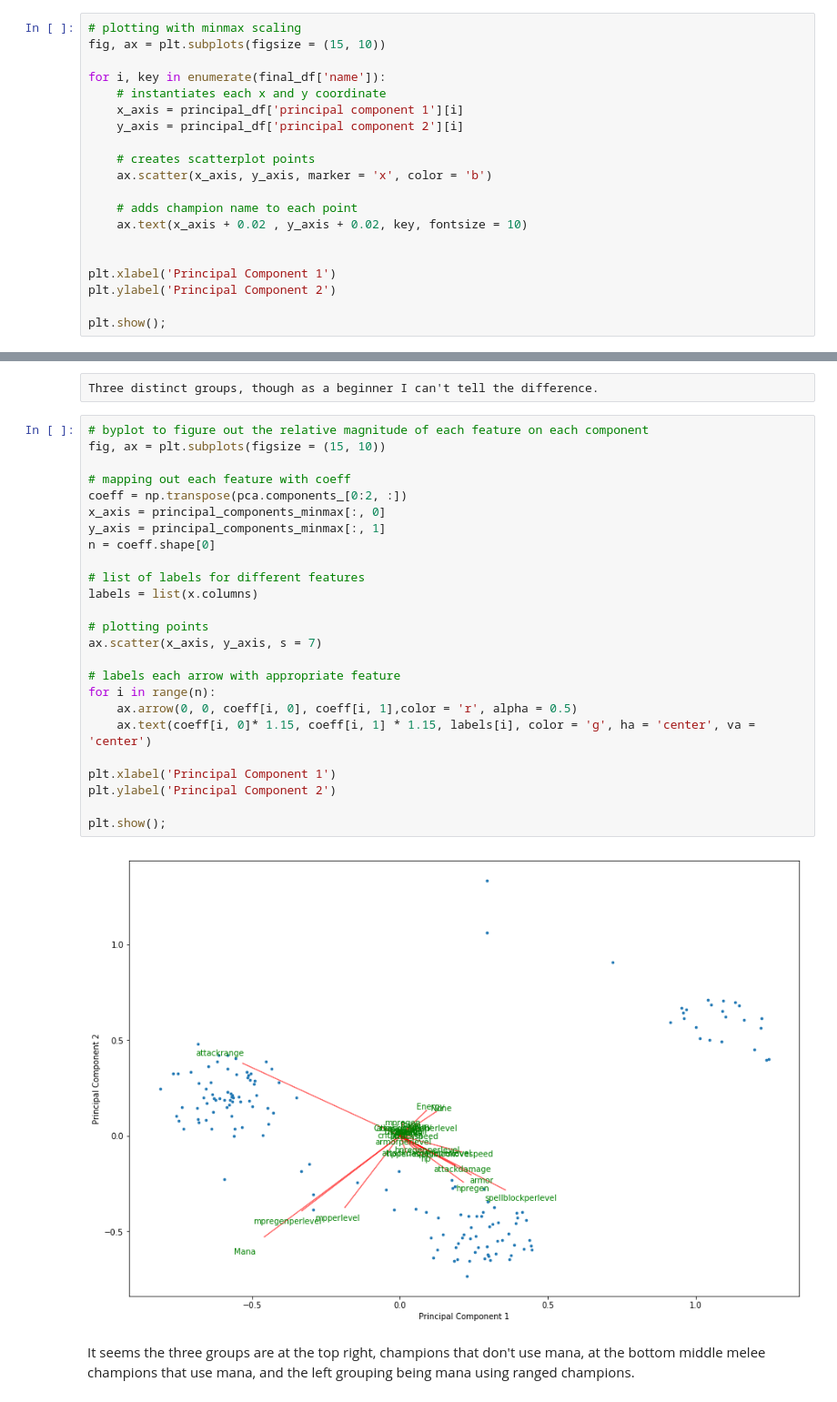
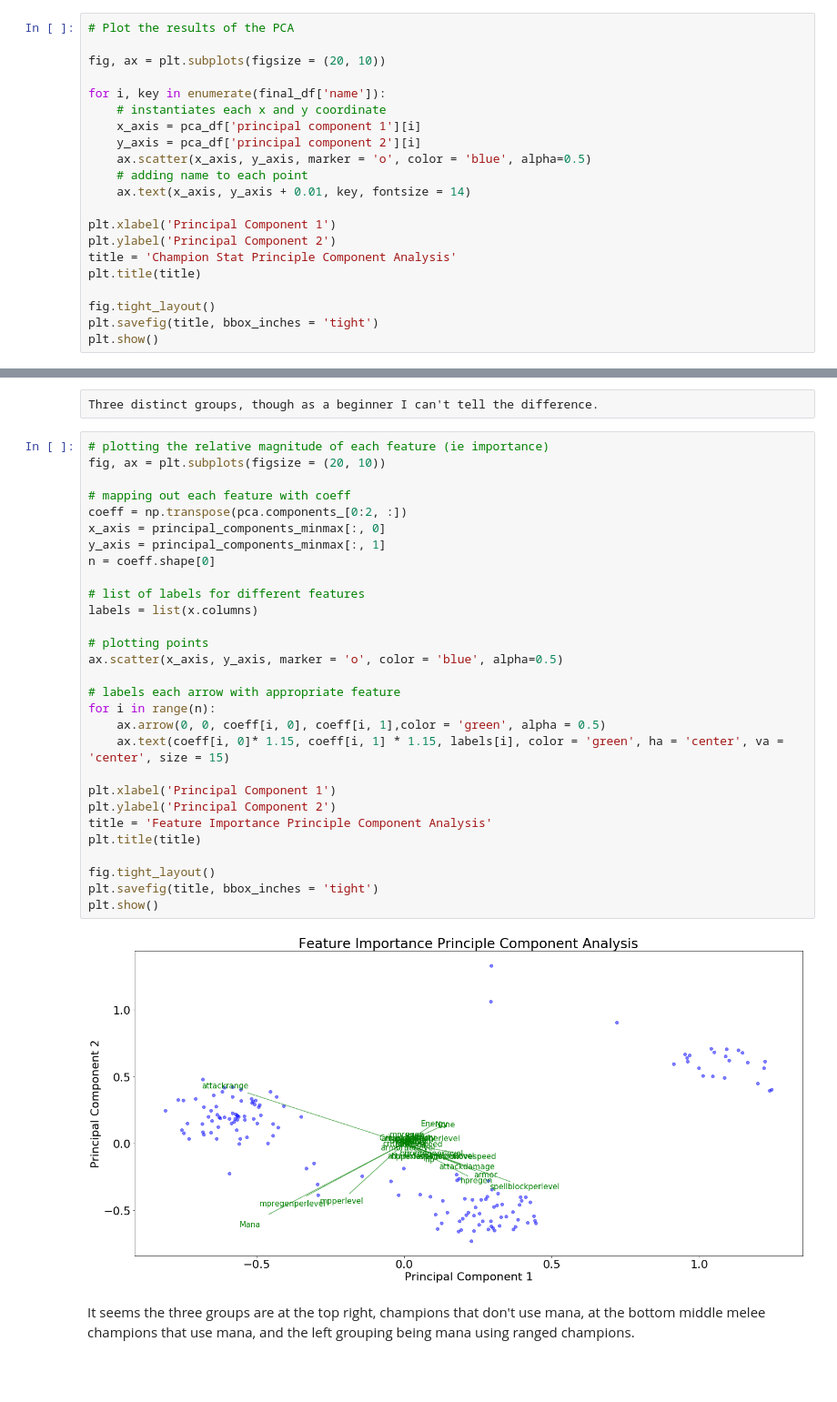
Before and after one commit to thereiswaldo/LoL-Champ-Analysis, a Jupyter notebook: LoL Champion Analysis.ipynb, the cells around one changed output, grey strips where cells are left out. Shown at 91% size. Cells and saved outputs as stored; diff of their text form; blank space fills up the shorter version.

```diff
--- a/LoL Champion Analysis.ipynb
+++ b/LoL Champion Analysis.ipynb
@@ -419,22 +246,23 @@ final_df = pd.concat([principal_df,pd.DataFrame(y)], axis = 1)
 final_df.rename(columns={0: 'name'},inplace=True)
 # %%
-# plotting with minmax scaling
-fig, ax = plt.subplots(figsize = (15, 10))
+# Plot the results of the PCA
+
+fig, ax = plt.subplots(figsize = (20, 10))
 
 for i, key in enumerate(final_df['name']):
     # instantiates each x and y coordinate
-    x_axis = principal_df['principal component 1'][i]
-    y_axis = principal_df['principal component 2'][i]
-
-    # creates scatterplot points
-    ax.scatter(x_axis, y_axis, marker = 'x', color = 'b')
-
-    # adds champion name to each point
-    ax.text(x_axis + 0.02 , y_axis + 0.02, key, fontsize = 10)
-
+    x_axis = pca_df['principal component 1'][i]
+    y_axis = pca_df['principal component 2'][i]
+    ax.scatter(x_axis, y_axis, marker = 'o', color = 'blue', alpha=0.5)
+    # adding name to each point
+    ax.text(x_axis, y_axis + 0.01, key, fontsize = 14)
 
 plt.xlabel('Principal Component 1')
 plt.ylabel('Principal Component 2')
+title = 'Champion Stat Principle Component Analysis'
+plt.title(title)
 
-plt.show();
+fig.tight_layout()
+plt.savefig(title, bbox_inches = 'tight')
+plt.show()
 # %% [output]
@@ -442,31 +270,35 @@ plt.show();
 # %% [raw]
 Three distinct groups, though as a beginner I can't tell the difference.
 # %%
-# byplot to figure out the relative magnitude of each feature on each component
-fig, ax = plt.subplots(figsize = (15, 10))
+# plotting the relative magnitude of each feature (ie importance)
+fig, ax = plt.subplots(figsize = (20, 10))
 
 # mapping out each feature with coeff
 coeff = np.transpose(pca.components_[0:2, :])
 x_axis = principal_components_minmax[:, 0]
 y_axis = principal_components_minmax[:, 1]
 n = coeff.shape[0]
 
 # list of labels for different features
 labels = list(x.columns)
 
 # plotting points
-ax.scatter(x_axis, y_axis, s = 7)
+ax.scatter(x_axis, y_axis, marker = 'o', color = 'blue', alpha=0.5)
 
 # labels each arrow with appropriate feature
 for i in range(n):
-    ax.arrow(0, 0, coeff[i, 0], coeff[i, 1],color = 'r', alpha = 0.5)
-    ax.text(coeff[i, 0]* 1.15, coeff[i, 1] * 1.15, labels[i], color = 'g', ha = 'center', va = 'center')
+    ax.arrow(0, 0, coeff[i, 0], coeff[i, 1],color = 'green', alpha = 0.5)
+    ax.text(coeff[i, 0]* 1.15, coeff[i, 1] * 1.15, labels[i], color = 'green', ha = 'center', va = 'center', size = 15)
 
 plt.xlabel('Principal Component 1')
 plt.ylabel('Principal Component 2')
+title = 'Feature Importance Principle Component Analysis'
+plt.title(title)
 
-plt.show();
+fig.tight_layout()
+plt.savefig(title, bbox_inches = 'tight')
+plt.show()
 # %% [output]
-[figure, old version]
+[figure, new version]
 # %% [markdown]
 It seems the three groups are at the top right, champions that don't use mana, at the bottom middle melee champions that use mana, and the left grouping being mana using ranged champions.
```
Also changed, not shown: parts of 53 cells of this notebook, 14 other files.
